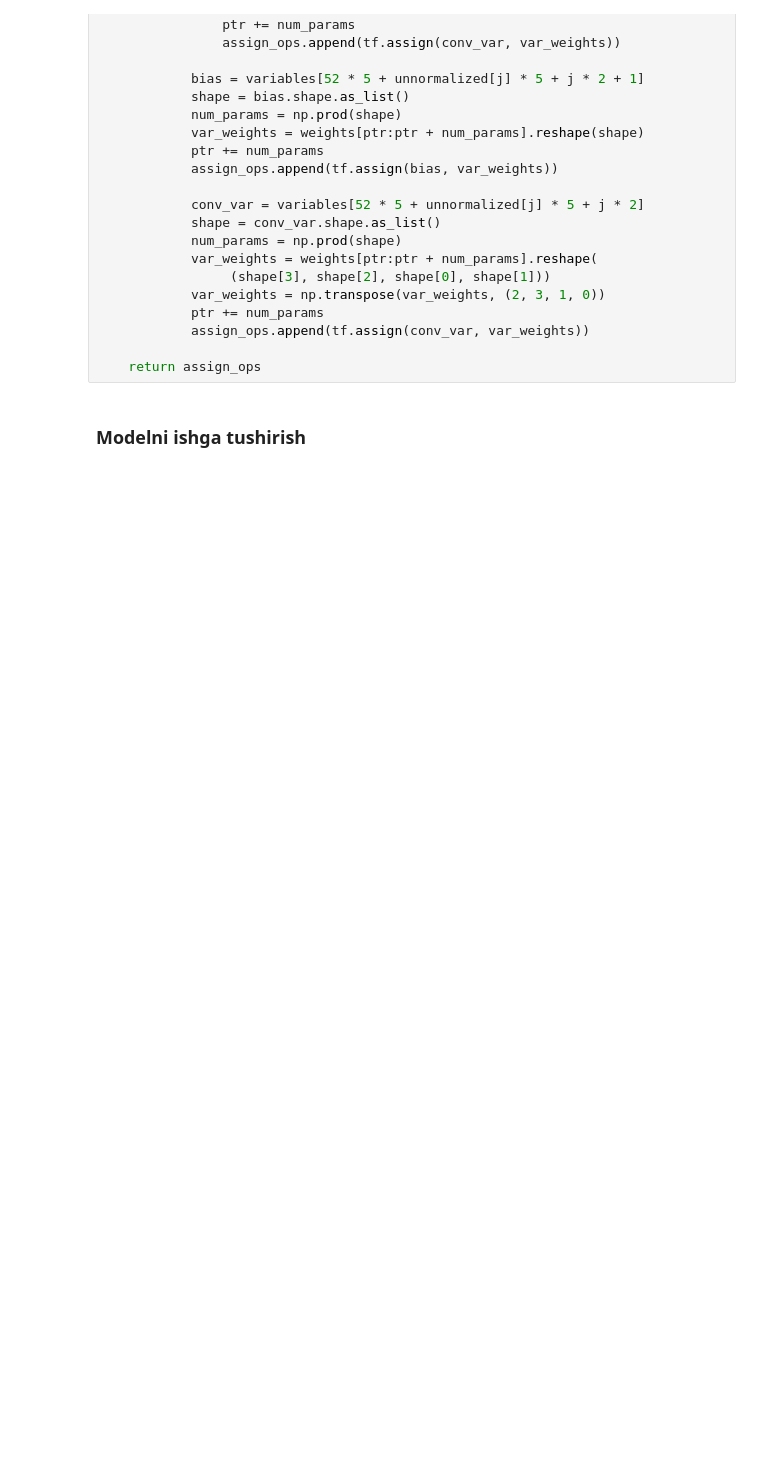
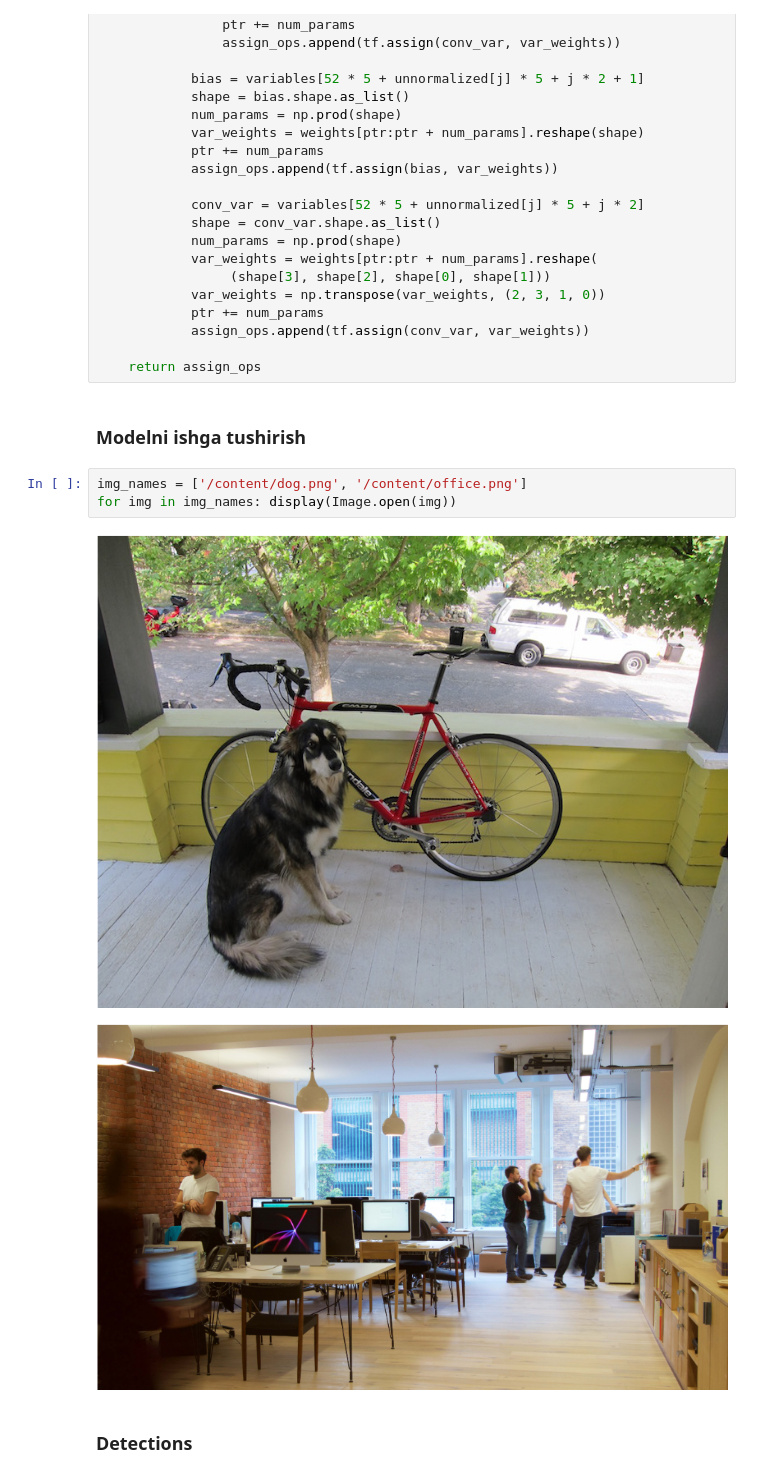
Before and after one commit to iMan0405/Portfolio_DT_vs_AI, a Jupyter notebook: Yolo_Object_Detection_in_Tensorflow.ipynb, the cells around one changed output. Saved outputs shown, nothing was run; the diff lists cells and outputs as text; blank space fills up the shorter version.

```diff
--- a/Yolo_Object_Detection_in_Tensorflow.ipynb
+++ b/Yolo_Object_Detection_in_Tensorflow.ipynb
@@ -442,3 +450,11 @@ def load_weights(variables, file_name):
     return assign_ops
 # %% [markdown]
 ### Modelni ishga tushirish
+# %%
+img_names = ['/content/dog.png', '/content/office.png']
+for img in img_names: display(Image.open(img))
+# %% [output]
+[figure, added]
+[figure, added]
+# %% [markdown]
+### Detections
```
Also changed, not shown: parts of 3 cells of this notebook.
